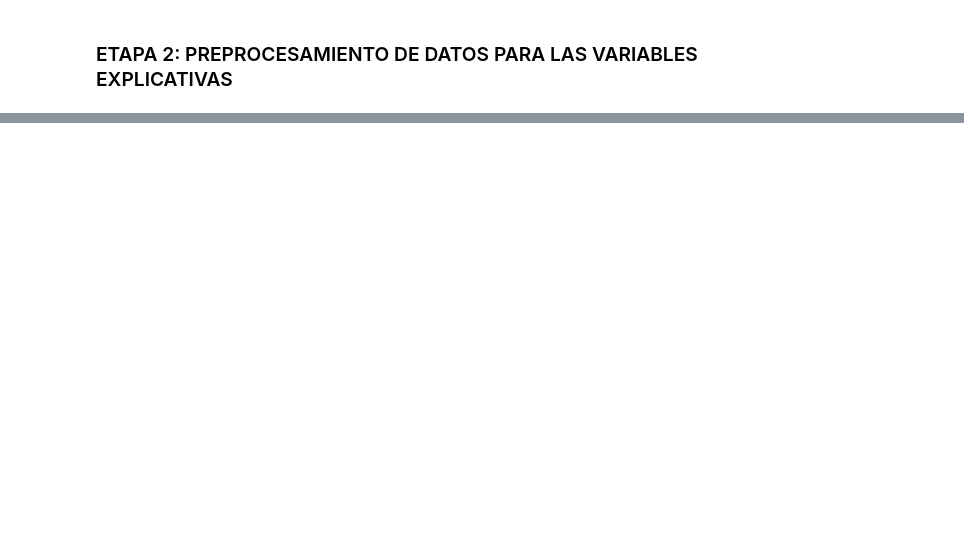
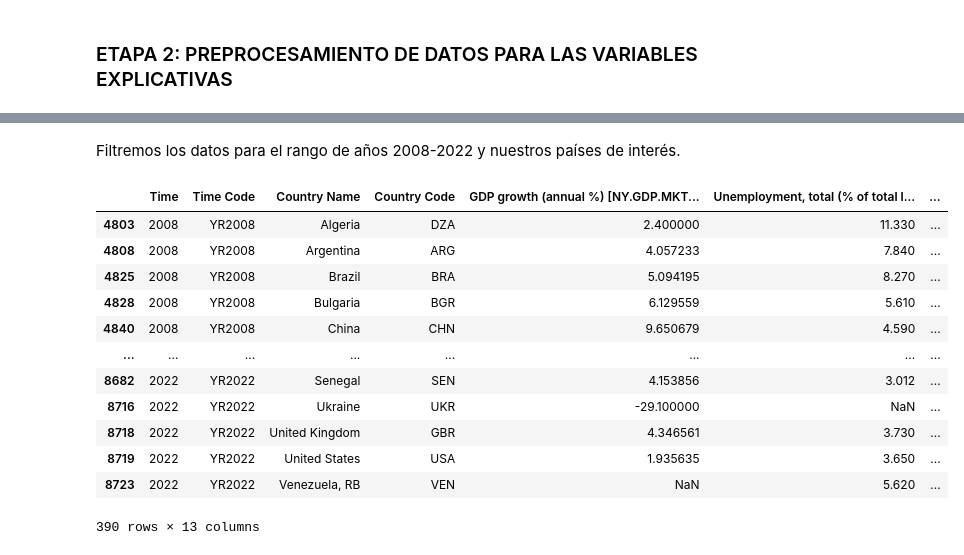
Before and after one commit to ERIDEZ/IFM_TMF, a Jupyter notebook: Notebooks y scripts/Trabajo archivo 24287.ipynb, the cells around one changed output, grey strips where cells are left out. Saved outputs shown, nothing was run; the diff lists cells and outputs as text; code cells hidden in the pictures; blank space fills up the shorter version.

```diff
--- a/Notebooks y scripts/Trabajo archivo 24287.ipynb
+++ b/Notebooks y scripts/Trabajo archivo 24287.ipynb
@@ -949,0 +966,4 @@ También observamos que hay mucha similitud entre la mediana y media de los tres
+# %%
+# Filtrar nacionalidades distintas a ESP
+df = df.loc[df['Nationality code'] != 'ESP']
+df
@@ -951,0 +1065,29 @@ También observamos que hay mucha similitud entre la mediana y media de los tres
+# %% [markdown]
+Filtremos los datos para el rango de años 2008-2022 y nuestros países de interés.
+# %%
+# Obtener listas de años y códigos de paises según el top nacionalidades
+years = df['Year'].unique().tolist()
+country_codes = df['Nationality code'].unique().tolist()
+
+# Cambiamos el tipo de datos de los años a entero
+indices_desarrollo['Time'] = indices_desarrollo['Time'].astype(int)
+
+# Filtramos el conjunto de datos
+indices_desarrollo = indices_desarrollo[indices_desarrollo['Time'].isin(years)]
+indices_desarrollo = indices_desarrollo[indices_desarrollo['Country Code'].isin(country_codes)]
+
+indices_desarrollo
+# %% [output]
+|  | Time | Time Code | Country Name | Country Code | GDP growth (annual %) [NY.GDP.MKT... | Unemployment, total (% of total l... | ... |
+| 4803 | 2008 | YR2008 | Algeria | DZA | 2.400000 | 11.330 | ... |
+| 4808 | 2008 | YR2008 | Argentina | ARG | 4.057233 | 7.840 | ... |
+| 4825 | 2008 | YR2008 | Brazil | BRA | 5.094195 | 8.270 | ... |
+| 4828 | 2008 | YR2008 | Bulgaria | BGR | 6.129559 | 5.610 | ... |
+| 4840 | 2008 | YR2008 | China | CHN | 9.650679 | 4.590 | ... |
+| ... | ... | ... | ... | ... | ... | ... | ... |
+| 8682 | 2022 | YR2022 | Senegal | SEN | 4.153856 | 3.012 | ... |
+| 8716 | 2022 | YR2022 | Ukraine | UKR | -29.100000 | NaN | ... |
+| 8718 | 2022 | YR2022 | United Kingdom | GBR | 4.346561 | 3.730 | ... |
+| 8719 | 2022 | YR2022 | United States | USA | 1.935635 | 3.650 | ... |
+| 8723 | 2022 | YR2022 | Venezuela, RB | VEN | NaN | 5.620 | ... |
+390 rows × 13 columns
```
Also changed, not shown: parts of 62 cells of this notebook, 5 other files.
